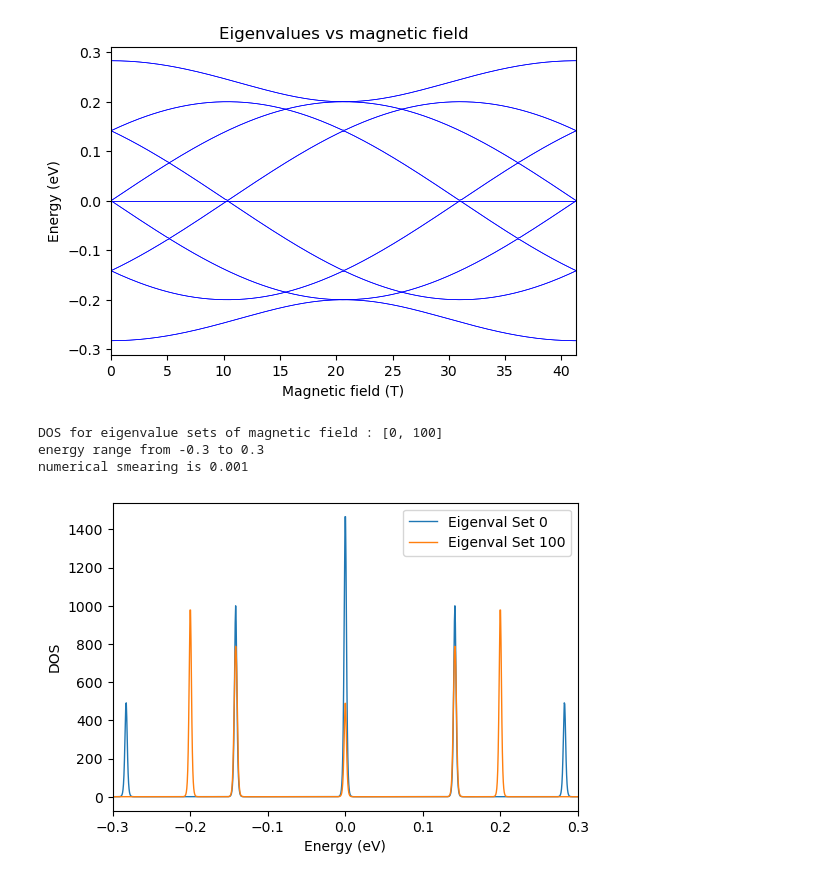
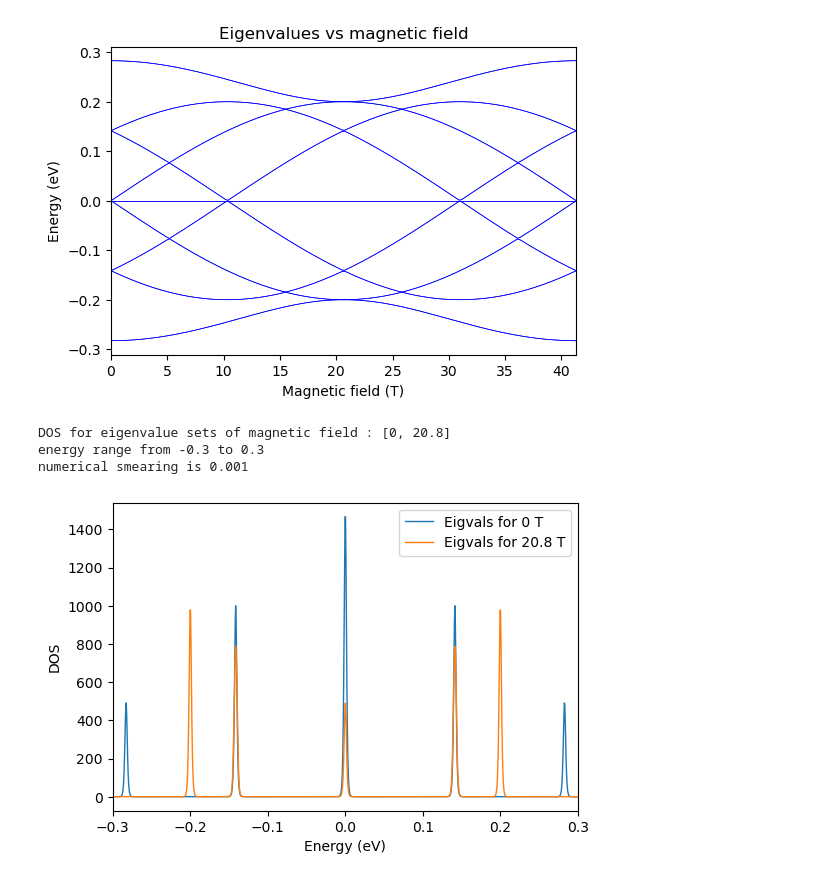
Before and after one commit to danis-b/HB_lattice, a Jupyter notebook: HB_plot.ipynb, the cells around one changed output. Saved outputs shown, nothing was run; the diff lists cells and outputs as text; code cells hidden in the pictures.

```diff
--- a/HB_plot.ipynb
+++ b/HB_plot.ipynb
@@ -22,10 +22,10 @@ Hofstadter plot: using Hamiltonian method: hopping
 Loaded parameters:
 [figure]
 # %%
-latt.plot_dos([0, 100], e_min=-0.3, e_max=0.3, smear=0.001)
+latt.plot_dos([0, 20.8], e_min=-0.3, e_max=0.3, smear=0.001)
 # %% [output]
-DOS for eigenvalue sets of magnetic field : [0, 100]
+DOS for eigenvalue sets of magnetic field : [0, 20.8]
 energy range from -0.3 to 0.3
 numerical smearing is 0.001
-[figure, old version]
+[figure, new version]
 # %%
```
Also changed, not shown: parts of 1 cell of this notebook, 3 other files.
